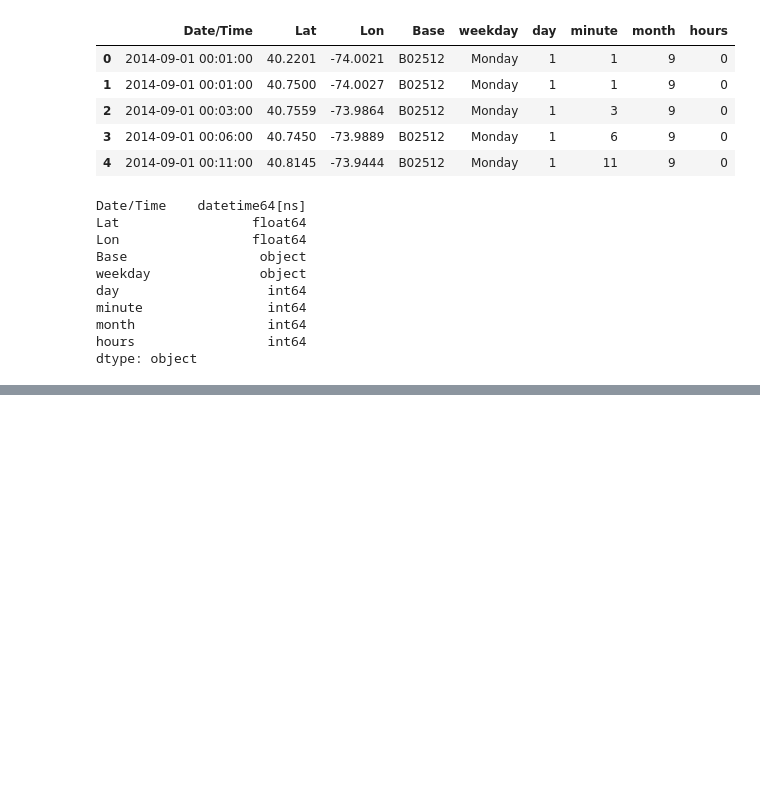
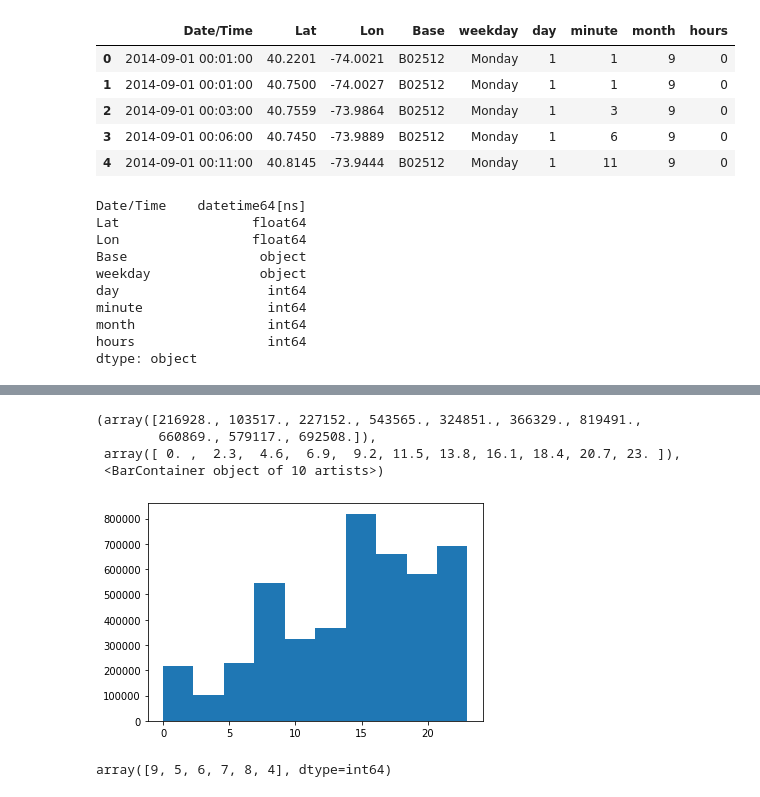
Before and after one commit to JorgeToT/Uber-Data-Analysis, a Jupyter notebook: Analysis.ipynb, the cells around one changed output, grey strips where cells are left out. Saved outputs shown, nothing was run; the diff lists cells and outputs as text; code cells hidden in the pictures; blank space fills up the shorter version.

```diff
--- a/Analysis.ipynb
+++ b/Analysis.ipynb
@@ -122,0 +143,12 @@ dtype: object
+# %%
+plt.hist(df["hours"])
+# %% [output]
+(array([216928., 103517., 227152., 543565., 324851., 366329., 819491.,
+        660869., 579117., 692508.]),
+ array([ 0. ,  2.3,  4.6,  6.9,  9.2, 11.5, 13.8, 16.1, 18.4, 20.7, 23. ]),
+ <BarContainer object of 10 artists>)
+[figure, added]
+# %%
+df["month"].unique()
+# %% [output]
+array([9, 5, 6, 7, 8, 4], dtype=int64)
```
Also changed, not shown: parts of 9 cells of this notebook.
